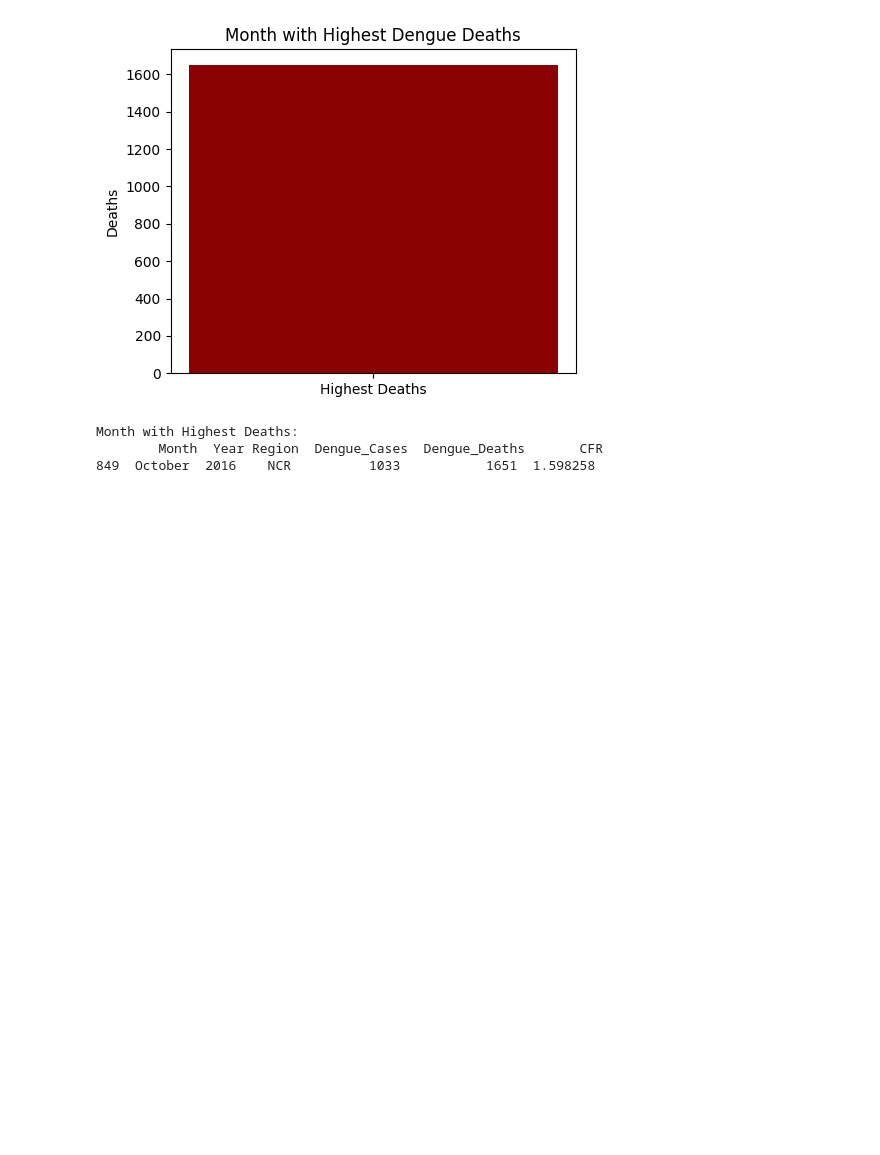
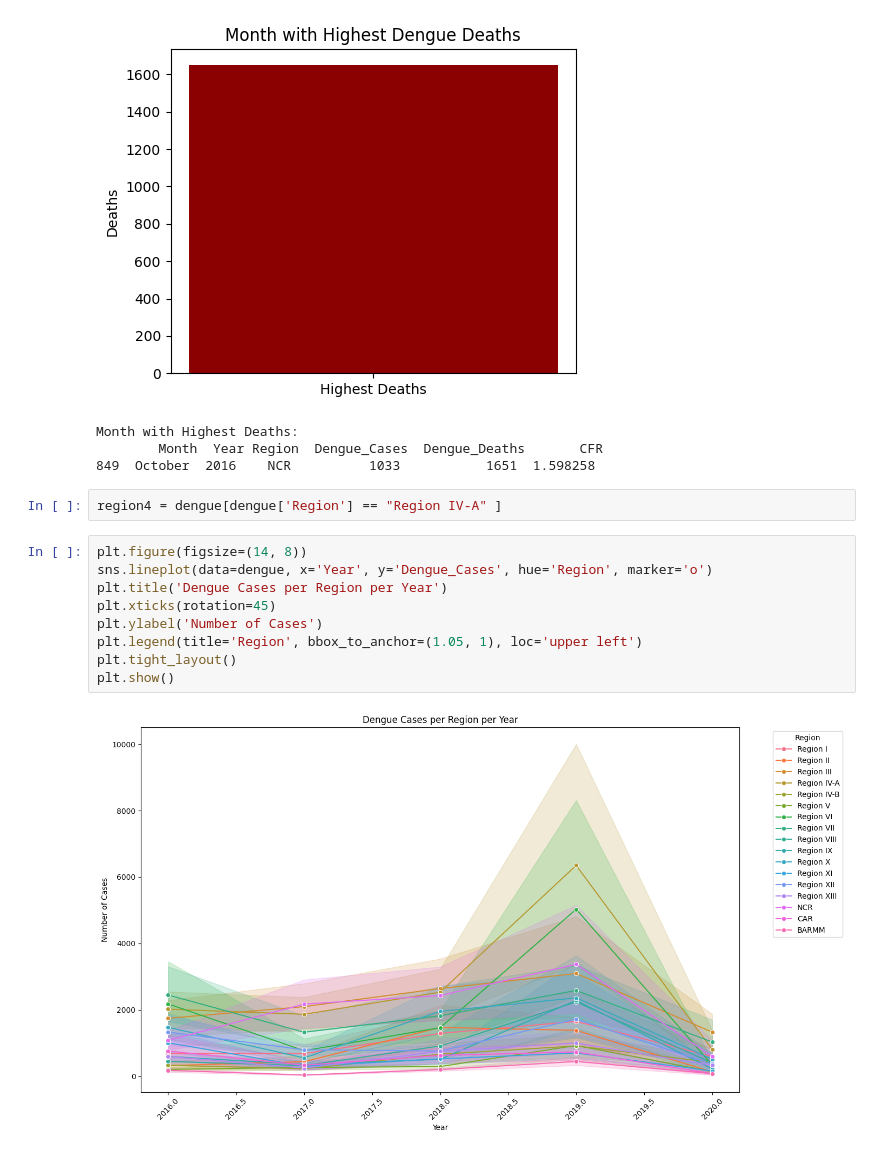
Before and after one commit to RandelStock/ITD-activity-5, a Jupyter notebook: Dengue-data-analysis.ipynb, the cells around one changed output. Drawn from its saved outputs; the diff is of its cells as text; blank space fills up the shorter version.

```diff
--- a/Dengue-data-analysis.ipynb
+++ b/Dengue-data-analysis.ipynb
@@ -617,3 +612,16 @@ print("Month with Highest Deaths:\n", max_deaths_row)
 Month with Highest Deaths:
         Month  Year Region  Dengue_Cases  Dengue_Deaths       CFR
 849  October  2016    NCR          1033           1651  1.598258
+# %%
+region4 = dengue[dengue['Region'] == "Region IV-A" ]
+# %%
+plt.figure(figsize=(14, 8))
+sns.lineplot(data=dengue, x='Year', y='Dengue_Cases', hue='Region', marker='o')
+plt.title('Dengue Cases per Region per Year')
+plt.xticks(rotation=45)
+plt.ylabel('Number of Cases')
+plt.legend(title='Region', bbox_to_anchor=(1.05, 1), loc='upper left')
+plt.tight_layout()
+plt.show()
+# %% [output]
+[figure, added]
```
Also changed, not shown: parts of 11 cells of this notebook, 1 other file.
